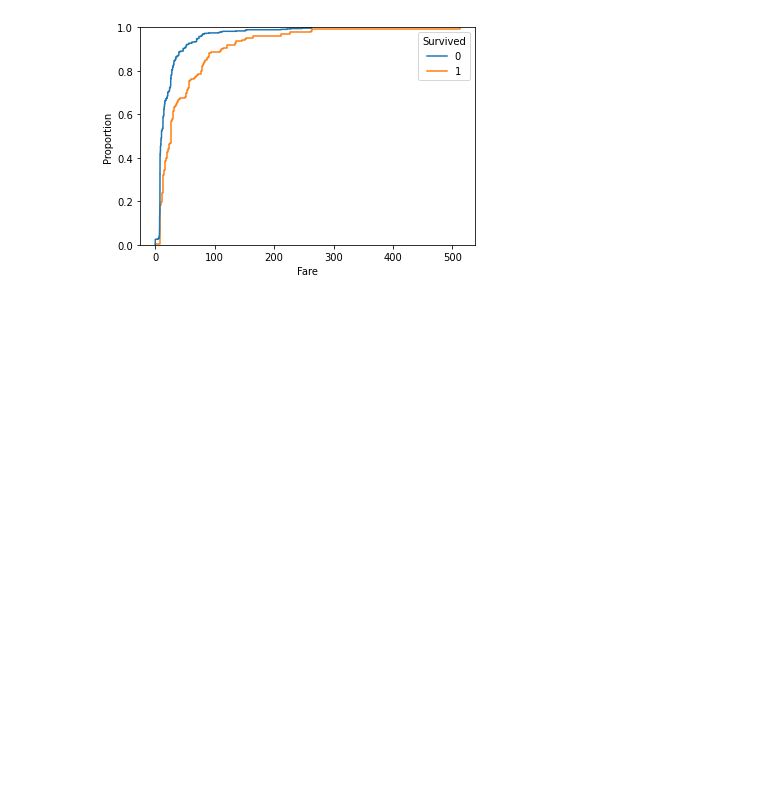
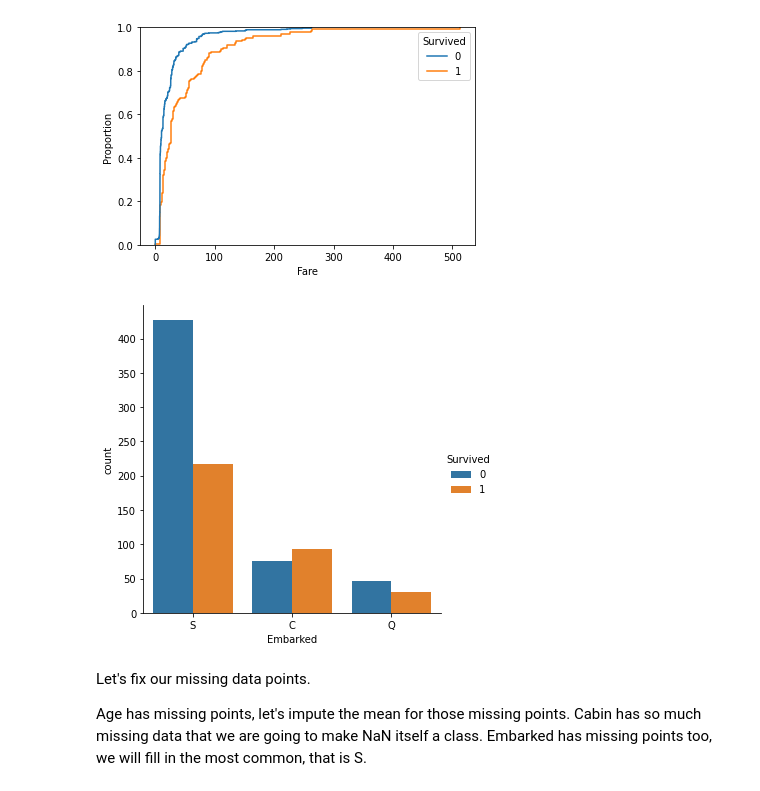
Before and after one commit to TosinPhillip/Titanic-Survival-Prediction-Challenge, a Jupyter notebook: titanic.ipynb, the cells around one changed output. Saved outputs shown, nothing was run; the diff lists cells and outputs as text; code cells hidden in the pictures; blank space fills up the shorter version.

```diff
--- a/titanic.ipynb
+++ b/titanic.ipynb
@@ -133,3 +144,15 @@ sns.ecdfplot(x='Fare', hue='Survived', data=train)
 plt.show()
 # %% [output]
 [figure]
+# %%
+sns.catplot(x='Embarked', hue='Survived', data=train, kind='count')
+plt.show()
+# %% [output]
+[figure, added]
+# %% [markdown]
+Let's fix our missing data points.
+
+
+Age has missing points, let's impute the mean for those missing points.
+Cabin has so much missing data that we are going to make NaN itself a class.
+Embarked has missing points too, we will fill in the most common, that is S.
```
Also changed, not shown: parts of 6 cells of this notebook.
